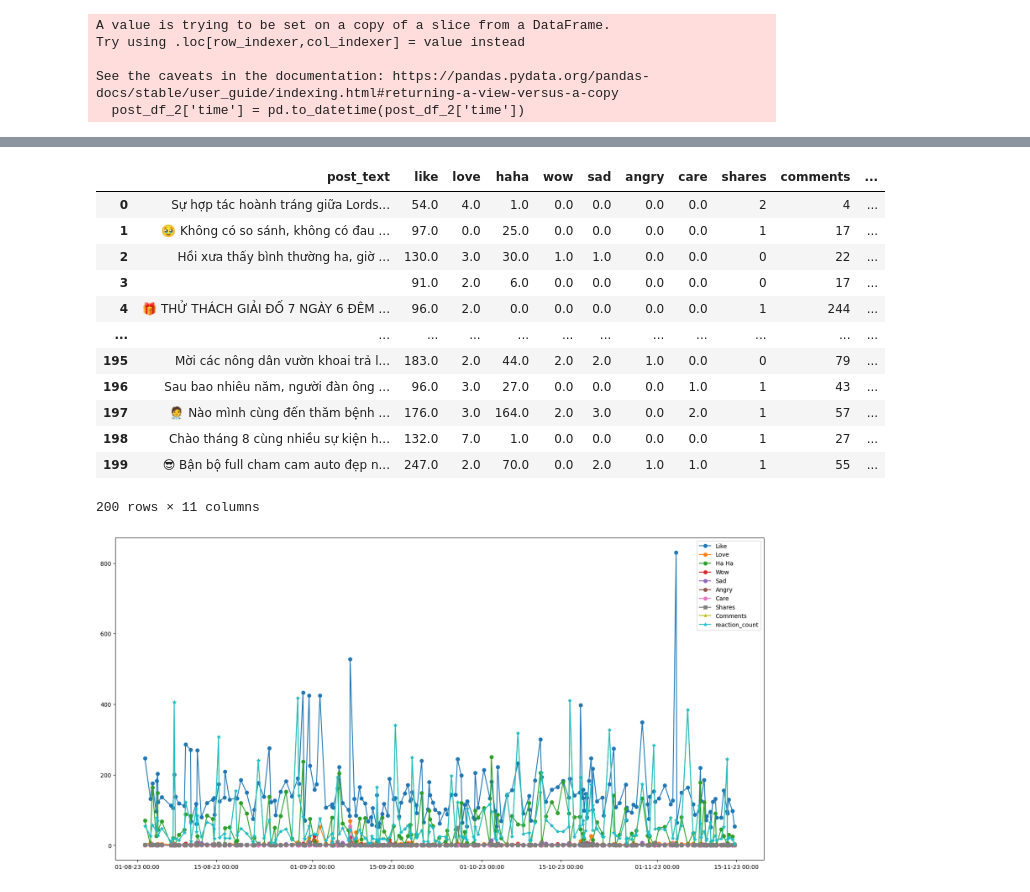
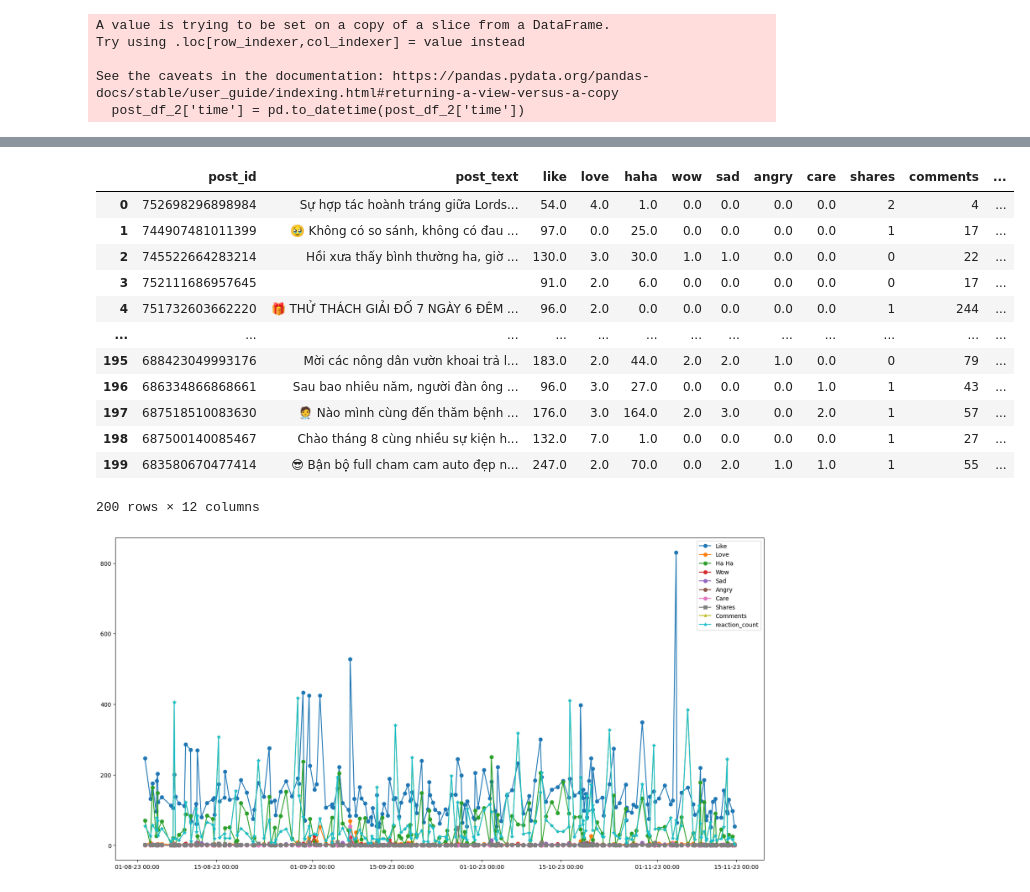
Before and after one commit to nhuyhoan004/Analyze-data-facebook, a Jupyter notebook: Analyze_data_reactions.ipynb, the cells around one changed output, grey strips where cells are left out. Drawn from its saved outputs; the diff is of its cells as text; code cells hidden in the pictures.

```diff
--- a/Analyze_data_reactions.ipynb
+++ b/Analyze_data_reactions.ipynb
@@ -160,24 +110,24 @@ df_reactions = post_df_1['reactions'].apply(pd.Series )
 # %%
 # gộp các cột lại vào dataframe
 df_reactions = df_reactions.fillna(0)
 post_df_1 = post_df_1.fillna(' ')
 post_df_with_reactions = pd.concat([post_df_1, df_reactions], axis=1).drop('reactions', axis=1)
-post_df_with_reactions[['post_text','like','love','haha','wow','sad','angry','care',
+post_df_with_reactions[['post_id','post_text','like','love','haha','wow','sad','angry','care',
                                  'shares','comments','reaction_count']]
 # %% [output]
-|  | post_text | like | love | haha | wow | sad | angry | care | shares | comments | ... |
-| 0 | Sự hợp tác hoành tráng giữa Lords... | 54.0 | 4.0 | 1.0 | 0.0 | 0.0 | 0.0 | 0.0 | 2 | 4 | ... |
-| 1 | 🥹 Không có so sánh, không có đau ... | 97.0 | 0.0 | 25.0 | 0.0 | 0.0 | 0.0 | 0.0 | 1 | 17 | ... |
-| 2 | Hồi xưa thấy bình thường ha, giờ ... | 130.0 | 3.0 | 30.0 | 1.0 | 1.0 | 0.0 | 0.0 | 0 | 22 | ... |
-| 3 |  | 91.0 | 2.0 | 6.0 | 0.0 | 0.0 | 0.0 | 0.0 | 0 | 17 | ... |
-| 4 | 🎁 THỬ THÁCH GIẢI ĐỐ 7 NGÀY 6 ĐÊM ... | 96.0 | 2.0 | 0.0 | 0.0 | 0.0 | 0.0 | 0.0 | 1 | 244 | ... |
-| ... | ... | ... | ... | ... | ... | ... | ... | ... | ... | ... | ... |
-| 195 | Mời các nông dân vườn khoai trả l... | 183.0 | 2.0 | 44.0 | 2.0 | 2.0 | 1.0 | 0.0 | 0 | 79 | ... |
-| 196 | Sau bao nhiêu năm, người đàn ông ... | 96.0 | 3.0 | 27.0 | 0.0 | 0.0 | 0.0 | 1.0 | 1 | 43 | ... |
-| 197 | 🧑‍⚕️ Nào mình cùng đến thăm bệnh ... | 176.0 | 3.0 | 164.0 | 2.0 | 3.0 | 0.0 | 2.0 | 1 | 57 | ... |
-| 198 | Chào tháng 8 cùng nhiều sự kiện h... | 132.0 | 7.0 | 1.0 | 0.0 | 0.0 | 0.0 | 0.0 | 1 | 27 | ... |
-| 199 | 😎 Bận bộ full cham cam auto đẹp n... | 247.0 | 2.0 | 70.0 | 0.0 | 2.0 | 1.0 | 1.0 | 1 | 55 | ... |
+|  | post_id | post_text | like | love | haha | wow | sad | angry | care | shares | comments | ... |
+| 0 | 752698296898984 | Sự hợp tác hoành tráng giữa Lords... | 54.0 | 4.0 | 1.0 | 0.0 | 0.0 | 0.0 | 0.0 | 2 | 4 | ... |
+| 1 | 744907481011399 | 🥹 Không có so sánh, không có đau ... | 97.0 | 0.0 | 25.0 | 0.0 | 0.0 | 0.0 | 0.0 | 1 | 17 | ... |
+| 2 | 745522664283214 | Hồi xưa thấy bình thường ha, giờ ... | 130.0 | 3.0 | 30.0 | 1.0 | 1.0 | 0.0 | 0.0 | 0 | 22 | ... |
+| 3 | 752111686957645 |  | 91.0 | 2.0 | 6.0 | 0.0 | 0.0 | 0.0 | 0.0 | 0 | 17 | ... |
+| 4 | 751732603662220 | 🎁 THỬ THÁCH GIẢI ĐỐ 7 NGÀY 6 ĐÊM ... | 96.0 | 2.0 | 0.0 | 0.0 | 0.0 | 0.0 | 0.0 | 1 | 244 | ... |
+| ... | ... | ... | ... | ... | ... | ... | ... | ... | ... | ... | ... | ... |
+| 195 | 688423049993176 | Mời các nông dân vườn khoai trả l... | 183.0 | 2.0 | 44.0 | 2.0 | 2.0 | 1.0 | 0.0 | 0 | 79 | ... |
+| 196 | 686334866868661 | Sau bao nhiêu năm, người đàn ông ... | 96.0 | 3.0 | 27.0 | 0.0 | 0.0 | 0.0 | 1.0 | 1 | 43 | ... |
+| 197 | 687518510083630 | 🧑‍⚕️ Nào mình cùng đến thăm bệnh ... | 176.0 | 3.0 | 164.0 | 2.0 | 3.0 | 0.0 | 2.0 | 1 | 57 | ... |
+| 198 | 687500140085467 | Chào tháng 8 cùng nhiều sự kiện h... | 132.0 | 7.0 | 1.0 | 0.0 | 0.0 | 0.0 | 0.0 | 1 | 27 | ... |
+| 199 | 683580670477414 | 😎 Bận bộ full cham cam auto đẹp n... | 247.0 | 2.0 | 70.0 | 0.0 | 2.0 | 1.0 | 1.0 | 1 | 55 | ... |
-200 rows × 11 columns
+200 rows × 12 columns
 # %%
 fig, ax = plt.subplots(figsize=(20, 10))
 post_df_with_reactions['time'] = pd.to_datetime(post_df_with_reactions['time'])
```
Also changed, not shown: parts of 15 cells of this notebook, 4 other files.
